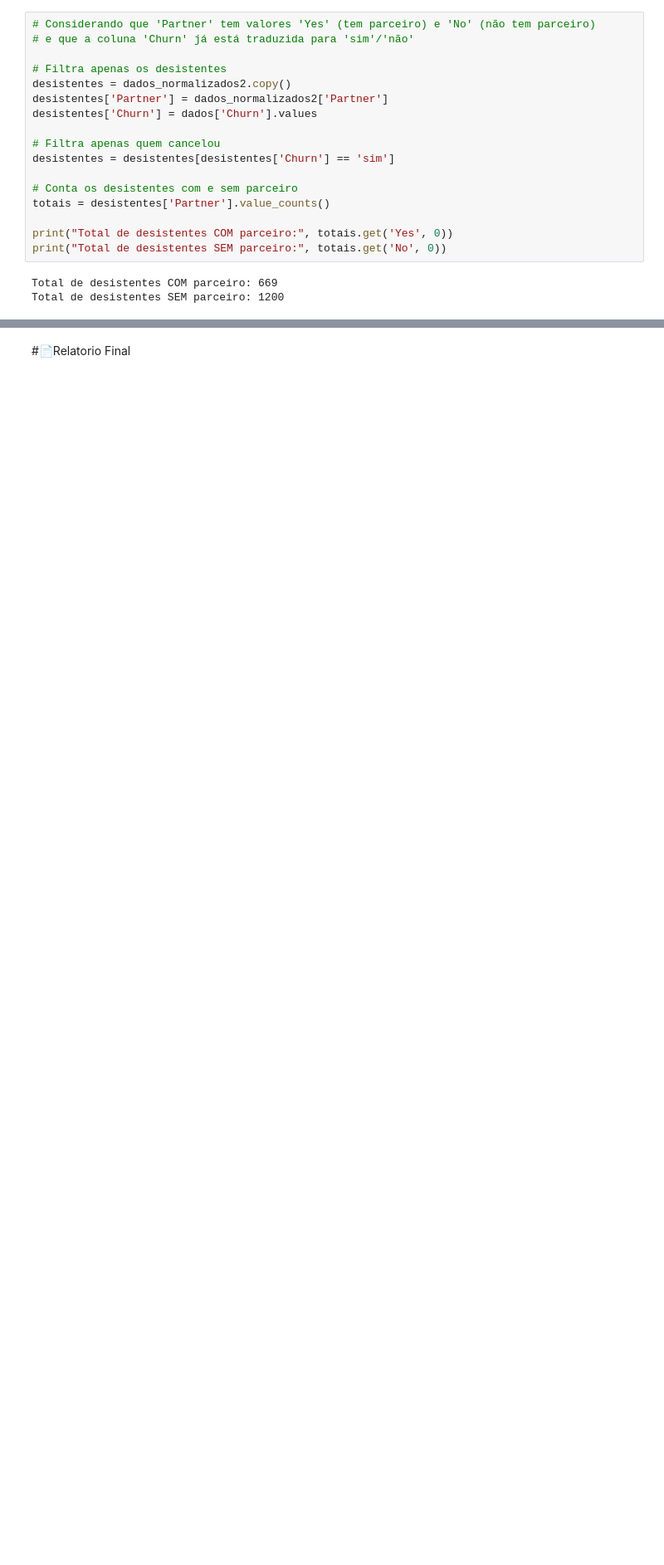
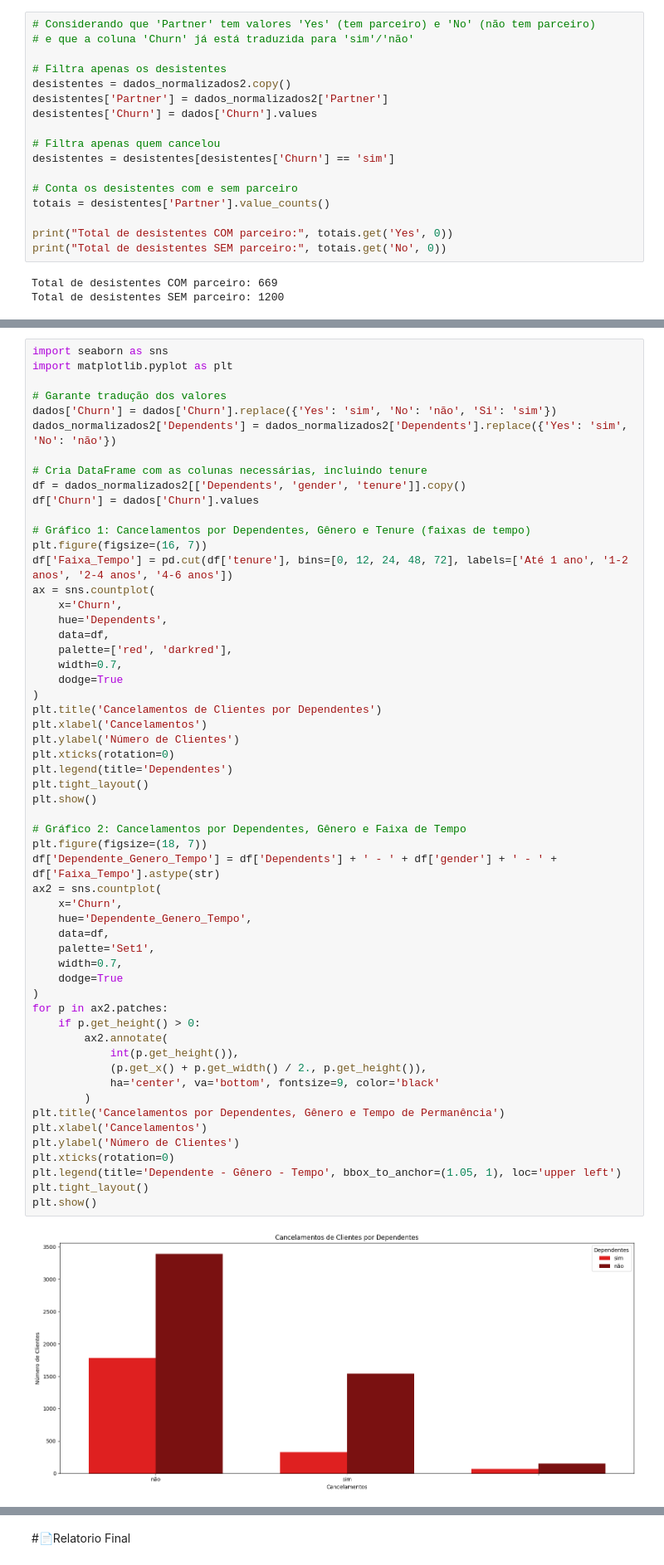
Before and after one commit to JoseSilva84/TelecomX_BR, a Jupyter notebook: TelecomX_BR.ipynb, the cells around one changed output, grey strips where cells are left out. Shown at 83% size. Saved outputs shown, nothing was run; the diff lists cells and outputs as text; blank space fills up the shorter version.

```diff
--- a/TelecomX_BR.ipynb
+++ b/TelecomX_BR.ipynb
@@ -380,0 +451,58 @@ Total de desistentes SEM parceiro: 1200
+# %%
+import seaborn as sns
+import matplotlib.pyplot as plt
+
+# Garante tradução dos valores
+dados['Churn'] = dados['Churn'].replace({'Yes': 'sim', 'No': 'não', 'Si': 'sim'})
+dados_normalizados2['Dependents'] = dados_normalizados2['Dependents'].replace({'Yes': 'sim', 'No': 'não'})
+
+# Cria DataFrame com as colunas necessárias, incluindo tenure
+df = dados_normalizados2[['Dependents', 'gender', 'tenure']].copy()
+df['Churn'] = dados['Churn'].values
+
+# Gráfico 1: Cancelamentos por Dependentes, Gênero e Tenure (faixas de tempo)
+plt.figure(figsize=(16, 7))
+df['Faixa_Tempo'] = pd.cut(df['tenure'], bins=[0, 12, 24, 48, 72], labels=['Até 1 ano', '1-2 anos', '2-4 anos', '4-6 anos'])
+ax = sns.countplot(
+    x='Churn',
+    hue='Dependents',
+    data=df,
+    palette=['red', 'darkred'],
+    width=0.7,
+    dodge=True
+)
+plt.title('Cancelamentos de Clientes por Dependentes')
+plt.xlabel('Cancelamentos')
+plt.ylabel('Número de Clientes')
+plt.xticks(rotation=0)
+plt.legend(title='Dependentes')
+plt.tight_layout()
+plt.show()
+
+# Gráfico 2: Cancelamentos por Dependentes, Gênero e Faixa de Tempo
+plt.figure(figsize=(18, 7))
+df['Dependente_Genero_Tempo'] = df['Dependents'] + ' - ' + df['gender'] + ' - ' + df['Faixa_Tempo'].astype(str)
+ax2 = sns.countplot(
+    x='Churn',
+    hue='Dependente_Genero_Tempo',
+    data=df,
+    palette='Set1',
+    width=0.7,
+    dodge=True
+)
+for p in ax2.patches:
+    if p.get_height() > 0:
+        ax2.annotate(
+            int(p.get_height()),
+            (p.get_x() + p.get_width() / 2., p.get_height()),
+            ha='center', va='bottom', fontsize=9, color='black'
+        )
+plt.title('Cancelamentos por Dependentes, Gênero e Tempo de Permanência')
+plt.xlabel('Cancelamentos')
+plt.ylabel('Número de Clientes')
+plt.xticks(rotation=0)
+plt.legend(title='Dependente - Gênero - Tempo', bbox_to_anchor=(1.05, 1), loc='upper left')
+plt.tight_layout()
+plt.show()
+# %% [output]
+[figure, added]
```
Also changed, not shown: parts of 3 cells of this notebook.
